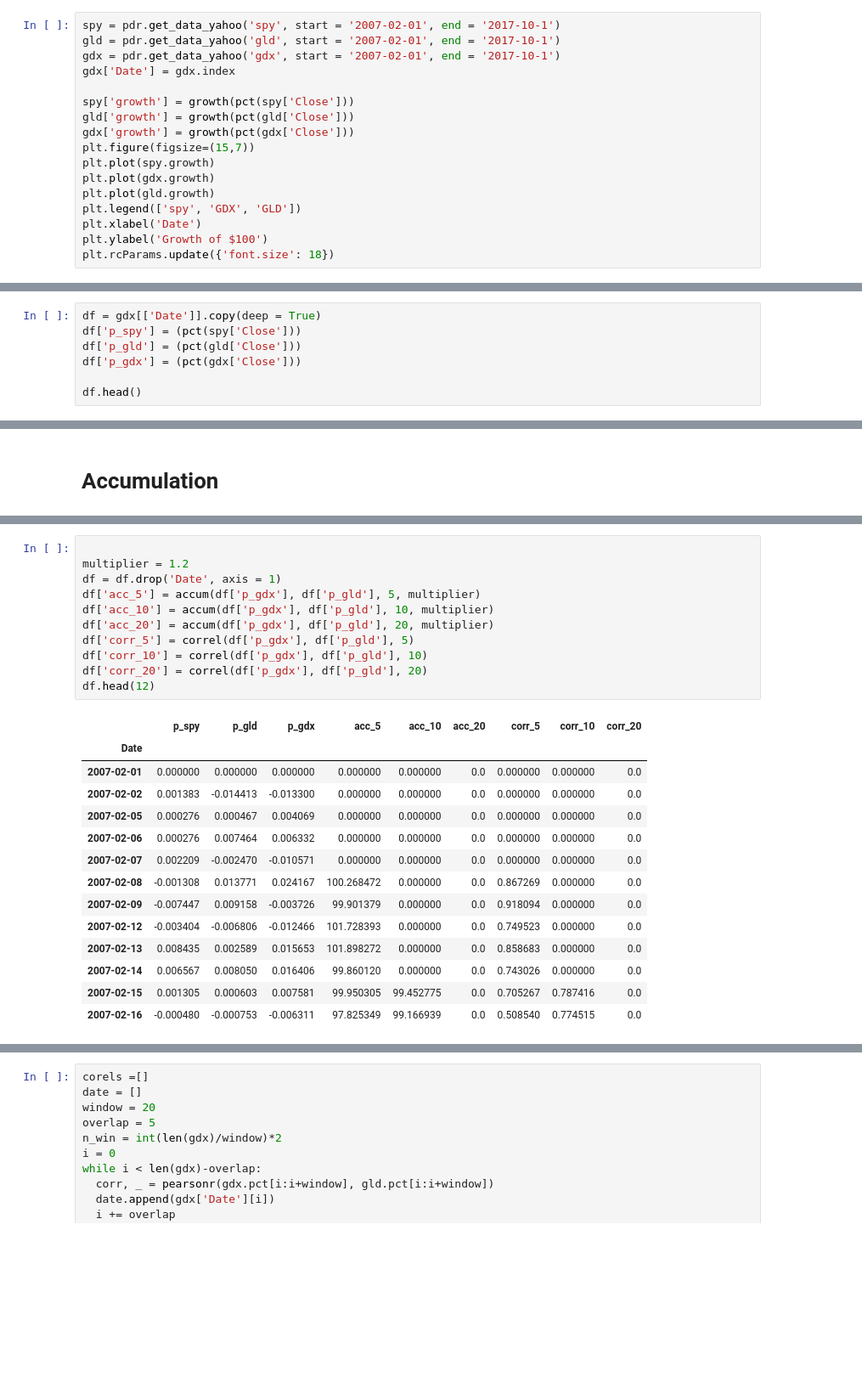
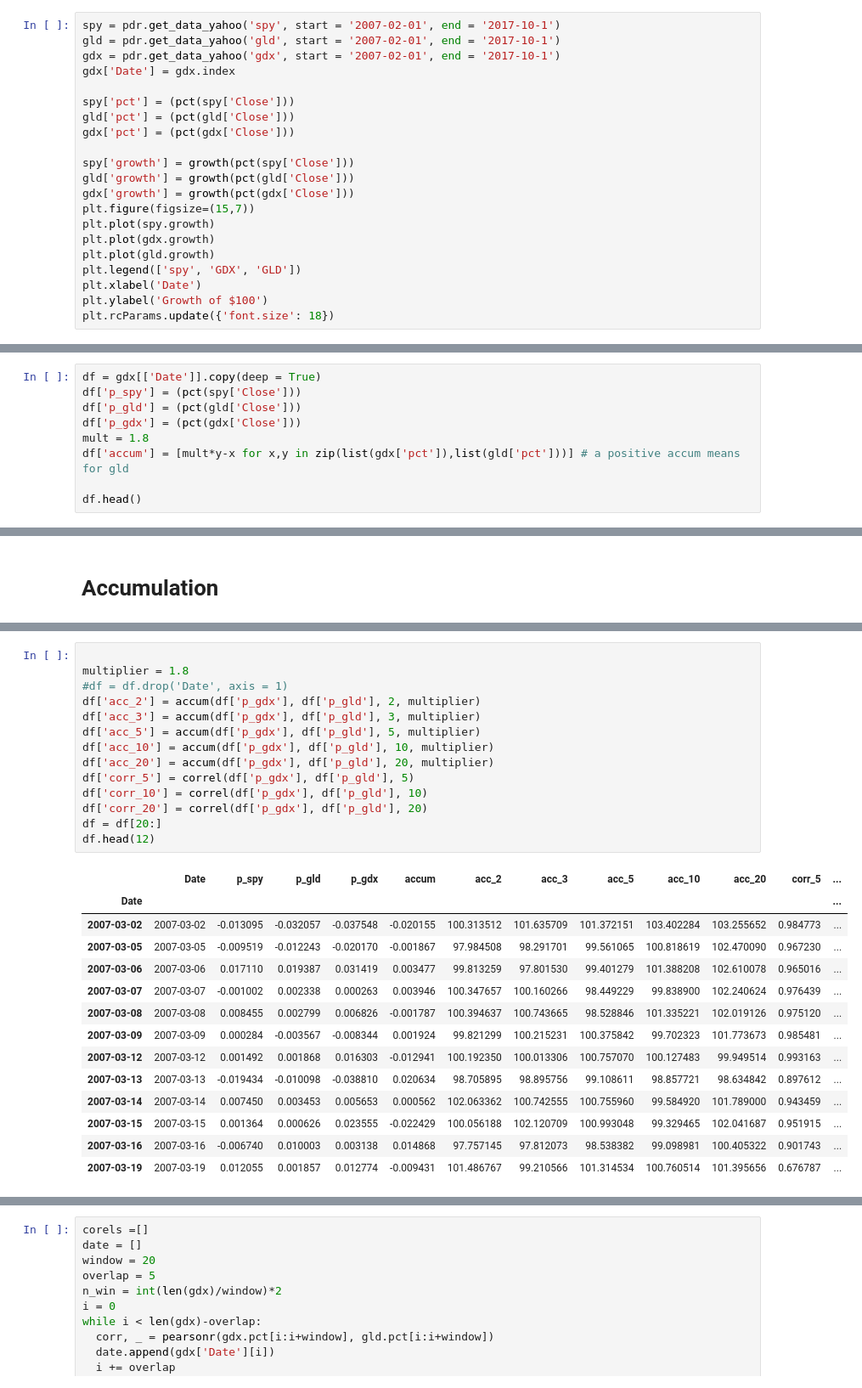
Before and after one commit to s-razavi/GLD-GDX-Correlation, a Jupyter notebook: GLD_GDX.ipynb, the cells around one changed output, grey strips where cells are left out. Shown at 85% size. Saved outputs shown, nothing was run; the diff lists cells and outputs as text; blank space fills up the shorter version.

```diff
--- a/GLD_GDX.ipynb
+++ b/GLD_GDX.ipynb
@@ -78,6 +78,10 @@ spy = pdr.get_data_yahoo('spy', start = '2007-02-01', end = '2017-10-1')
 gld = pdr.get_data_yahoo('gld', start = '2007-02-01', end = '2017-10-1')
 gdx = pdr.get_data_yahoo('gdx', start = '2007-02-01', end = '2017-10-1')
 gdx['Date'] = gdx.index
+
+spy['pct'] = (pct(spy['Close']))
+gld['pct'] = (pct(gld['Close']))
+gdx['pct'] = (pct(gdx['Close']))
 
 spy['growth'] = growth(pct(spy['Close']))
 gld['growth'] = growth(pct(gld['Close']))
@@ -97,6 +101,8 @@ df = gdx[['Date']].copy(deep = True)
 df['p_spy'] = (pct(spy['Close']))
 df['p_gld'] = (pct(gld['Close']))
 df['p_gdx'] = (pct(gdx['Close']))
+mult = 1.8
+df['accum'] = [mult*y-x for x,y in zip(list(gdx['pct']),list(gld['pct']))] # a positive accum means for gld
 
 df.head()
 # %% [output]
@@ -142,26 +172,29 @@ plt.suptitle('Accumulated growth of 100', fontsize=20);
 # %%
 
-multiplier = 1.2
-df = df.drop('Date', axis = 1)
+multiplier = 1.8
+#df = df.drop('Date', axis = 1)
+df['acc_2'] = accum(df['p_gdx'], df['p_gld'], 2, multiplier)
+df['acc_3'] = accum(df['p_gdx'], df['p_gld'], 3, multiplier)
 df['acc_5'] = accum(df['p_gdx'], df['p_gld'], 5, multiplier)
 df['acc_10'] = accum(df['p_gdx'], df['p_gld'], 10, multiplier)
 df['acc_20'] = accum(df['p_gdx'], df['p_gld'], 20, multiplier)
 df['corr_5'] = correl(df['p_gdx'], df['p_gld'], 5)
 df['corr_10'] = correl(df['p_gdx'], df['p_gld'], 10)
 df['corr_20'] = correl(df['p_gdx'], df['p_gld'], 20)
+df = df[20:]
 df.head(12)
 # %% [output]
-|  | p_spy | p_gld | p_gdx | acc_5 | acc_10 | acc_20 | corr_5 | corr_10 | corr_20 |
-| Date |  |  |  |  |  |  |  |  |  |
-| 2007-02-01 | 0.000000 | 0.000000 | 0.000000 | 0.000000 | 0.000000 | 0.0 | 0.000000 | 0.000000 | 0.0 |
-| 2007-02-02 | 0.001383 | -0.014413 | -0.013300 | 0.000000 | 0.000000 | 0.0 | 0.000000 | 0.000000 | 0.0 |
-| 2007-02-05 | 0.000276 | 0.000467 | 0.004069 | 0.000000 | 0.000000 | 0.0 | 0.000000 | 0.000000 | 0.0 |
-| 2007-02-06 | 0.000276 | 0.007464 | 0.006332 | 0.000000 | 0.000000 | 0.0 | 0.000000 | 0.000000 | 0.0 |
-| 2007-02-07 | 0.002209 | -0.002470 | -0.010571 | 0.000000 | 0.000000 | 0.0 | 0.000000 | 0.000000 | 0.0 |
-| 2007-02-08 | -0.001308 | 0.013771 | 0.024167 | 100.268472 | 0.000000 | 0.0 | 0.867269 | 0.000000 | 0.0 |
-| 2007-02-09 | -0.007447 | 0.009158 | -0.003726 | 99.901379 | 0.000000 | 0.0 | 0.918094 | 0.000000 | 0.0 |
-| 2007-02-12 | -0.003404 | -0.006806 | -0.012466 | 101.728393 | 0.000000 | 0.0 | 0.749523 | 0.000000 | 0.0 |
-| 2007-02-13 | 0.008435 | 0.002589 | 0.015653 | 101.898272 | 0.000000 | 0.0 | 0.858683 | 0.000000 | 0.0 |
-| 2007-02-14 | 0.006567 | 0.008050 | 0.016406 | 99.860120 | 0.000000 | 0.0 | 0.743026 | 0.000000 | 0.0 |
-| 2007-02-15 | 0.001305 | 0.000603 | 0.007581 | 99.950305 | 99.452775 | 0.0 | 0.705267 | 0.787416 | 0.0 |
-| 2007-02-16 | -0.000480 | -0.000753 | -0.006311 | 97.825349 | 99.166939 | 0.0 | 0.508540 | 0.774515 | 0.0 |
+|  | Date | p_spy | p_gld | p_gdx | accum | acc_2 | acc_3 | acc_5 | acc_10 | acc_20 | corr_5 | ... |
+| Date |  |  |  |  |  |  |  |  |  |  |  | ... |
+| 2007-03-02 | 2007-03-02 | -0.013095 | -0.032057 | -0.037548 | -0.020155 | 100.313512 | 101.635709 | 101.372151 | 103.402284 | 103.255652 | 0.984773 | ... |
+| 2007-03-05 | 2007-03-05 | -0.009519 | -0.012243 | -0.020170 | -0.001867 | 97.984508 | 98.291701 | 99.561065 | 100.818619 | 102.470090 | 0.967230 | ... |
+| 2007-03-06 | 2007-03-06 | 0.017110 | 0.019387 | 0.031419 | 0.003477 | 99.813259 | 97.801530 | 99.401279 | 101.388208 | 102.610078 | 0.965016 | ... |
+| 2007-03-07 | 2007-03-07 | -0.001002 | 0.002338 | 0.000263 | 0.003946 | 100.347657 | 100.160266 | 98.449229 | 99.838900 | 102.240624 | 0.976439 | ... |
+| 2007-03-08 | 2007-03-08 | 0.008455 | 0.002799 | 0.006826 | -0.001787 | 100.394637 | 100.743665 | 98.528846 | 101.335221 | 102.019126 | 0.975120 | ... |
+| 2007-03-09 | 2007-03-09 | 0.000284 | -0.003567 | -0.008344 | 0.001924 | 99.821299 | 100.215231 | 100.375842 | 99.702323 | 101.773673 | 0.985481 | ... |
+| 2007-03-12 | 2007-03-12 | 0.001492 | 0.001868 | 0.016303 | -0.012941 | 100.192350 | 100.013306 | 100.757070 | 100.127483 | 99.949514 | 0.993163 | ... |
+| 2007-03-13 | 2007-03-13 | -0.019434 | -0.010098 | -0.038810 | 0.020634 | 98.705895 | 98.895756 | 99.108611 | 98.857721 | 98.634842 | 0.897612 | ... |
+| 2007-03-14 | 2007-03-14 | 0.007450 | 0.003453 | 0.005653 | 0.000562 | 102.063362 | 100.742555 | 100.755960 | 99.584920 | 101.789000 | 0.943459 | ... |
+| 2007-03-15 | 2007-03-15 | 0.001364 | 0.000626 | 0.023555 | -0.022429 | 100.056188 | 102.120709 | 100.993048 | 99.329465 | 102.041687 | 0.951915 | ... |
+| 2007-03-16 | 2007-03-16 | -0.006740 | 0.010003 | 0.003138 | 0.014868 | 97.757145 | 97.812073 | 98.538382 | 99.098981 | 100.405322 | 0.901743 | ... |
+| 2007-03-19 | 2007-03-19 | 0.012055 | 0.001857 | 0.012774 | -0.009431 | 101.486767 | 99.210566 | 101.314534 | 100.760514 | 101.395656 | 0.676787 | ... |
```
Also changed, not shown: parts of 26 cells of this notebook.
